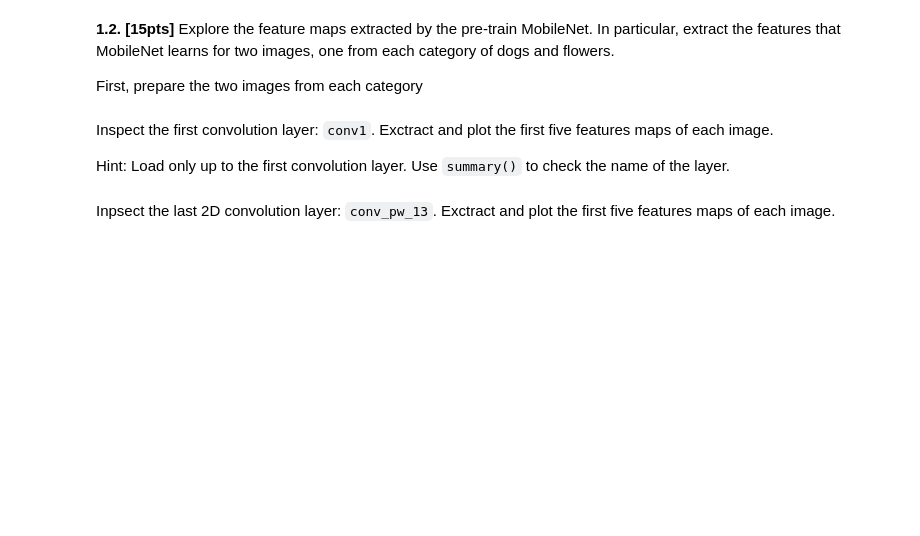
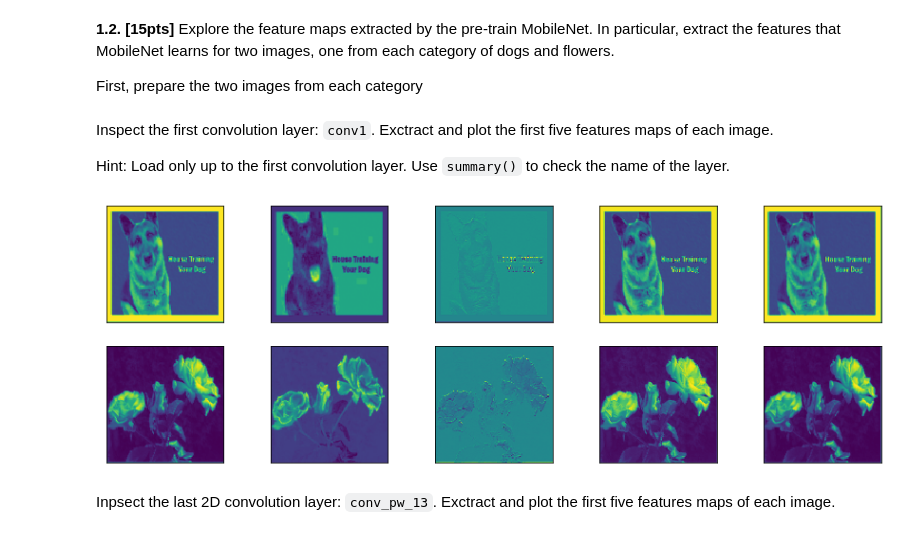
Before and after one commit to Ruby122/2020-CS109B, a Jupyter notebook: content/homeworks/hw04/cs109b_hw1_209.ipynb, the cells around one changed output. Cells and saved outputs as stored; diff of their text form; code cells hidden in the pictures; blank space fills up the shorter version.

```diff
--- a/content/homeworks/hw04/cs109b_hw1_209.ipynb
+++ b/content/homeworks/hw04/cs109b_hw1_209.ipynb
@@ -244,3 +275,7 @@ First, prepare the two images from each category
+# %%
+#your code here
+dog_img = prepare_image(pathFolder + file_dict['German_Shepherd'])
+flower_img = prepare_image(pathFolder + file_dict['rose'])
 # %% [markdown]
 Inspect the first convolution layer: `conv1`. Exctract and plot the first five features maps of each image.
 
@@ -250,2 +283,15 @@ Hint: Load only up to the first convolution layer. Use `summary()` to check the
+# %%
+#your code here
+m = Model(inputs=[mobile.input], outputs=[mobile.get_layer('conv1').output])
+# first five feature maps for images
+dog_feature_map = m.predict(dog_img)[0,:,:,:5]
+flower_feature_map = m.predict(flower_img)[0,:,:,:5]
+
+f, ax = plt.subplots(nrows=2, ncols=5, figsize=(15, 5), subplot_kw={'xticks': [], 'yticks': []})
+for c in range(5):
+    ax[0, c].imshow(dog_feature_map[:, :, c])
+    ax[1, c].imshow(flower_feature_map[:, :, c])
+# %% [output]
+[figure, added]
 # %% [markdown]
 Inpsect the last 2D convolution layer: `conv_pw_13`. Exctract and plot the first five features maps of each image.
```
Also changed, not shown: parts of 42 cells of this notebook, 4 other files.
